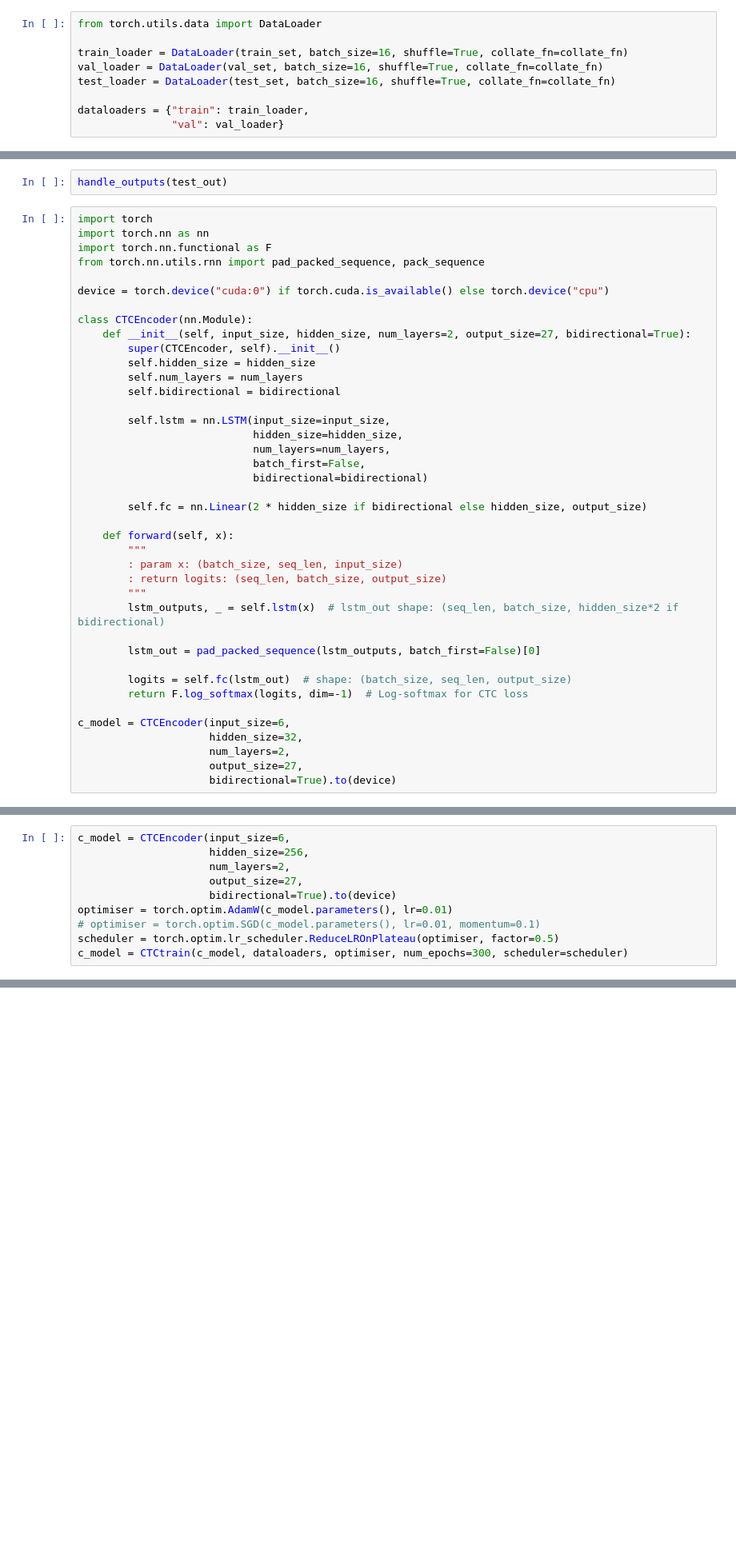
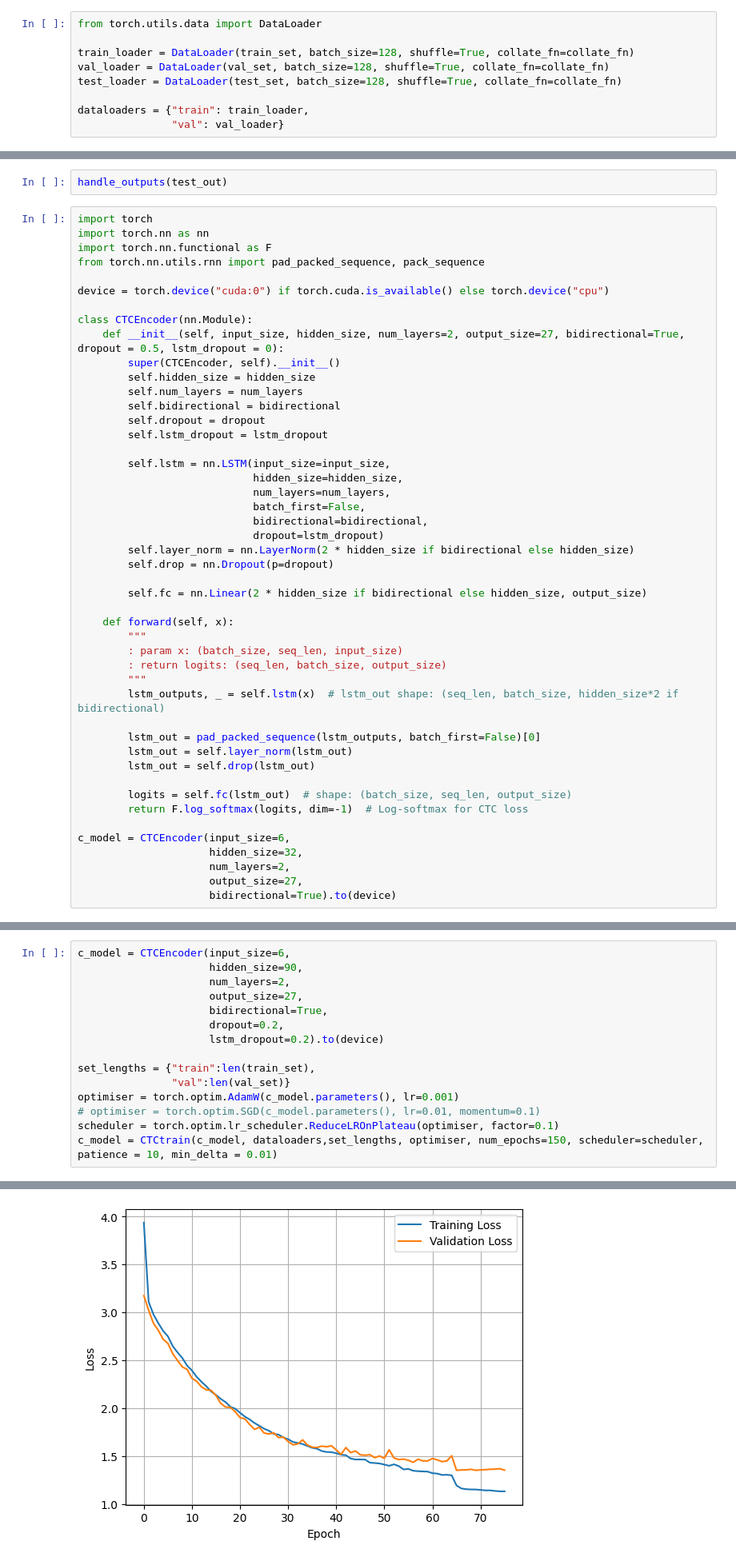
Before and after one commit to alvin-jqh/swipe_recognition, a Jupyter notebook: train.ipynb, the cells around one changed output, grey strips where cells are left out. Shown: that part at 80% size. Drawn from its saved outputs; the diff is of its cells as text; blank space fills up the shorter version.

Commit message:
experimenting with lstm and transformers

```diff
--- a/train.ipynb
+++ b/train.ipynb
@@ -41,9 +41,9 @@ def collate_fn(batch):
 # %%
 from torch.utils.data import DataLoader
 
-train_loader = DataLoader(train_set, batch_size=16, shuffle=True, collate_fn=collate_fn)
-val_loader = DataLoader(val_set, batch_size=16, shuffle=True, collate_fn=collate_fn)
-test_loader = DataLoader(test_set, batch_size=16, shuffle=True, collate_fn=collate_fn)
+train_loader = DataLoader(train_set, batch_size=128, shuffle=True, collate_fn=collate_fn)
+val_loader = DataLoader(val_set, batch_size=128, shuffle=True, collate_fn=collate_fn)
+test_loader = DataLoader(test_set, batch_size=128, shuffle=True, collate_fn=collate_fn)
 
 dataloaders = {"train": train_loader,
                "val": val_loader}
@@ -216,17 +198,22 @@ from torch.nn.utils.rnn import pad_packed_sequence, pack_sequence
 device = torch.device("cuda:0") if torch.cuda.is_available() else torch.device("cpu")
 
 class CTCEncoder(nn.Module):
-    def __init__(self, input_size, hidden_size, num_layers=2, output_size=27, bidirectional=True):
+    def __init__(self, input_size, hidden_size, num_layers=2, output_size=27, bidirectional=True, dropout = 0.5, lstm_dropout = 0):
         super(CTCEncoder, self).__init__()
         self.hidden_size = hidden_size
         self.num_layers = num_layers
         self.bidirectional = bidirectional
+        self.dropout = dropout
+        self.lstm_dropout = lstm_dropout
 
         self.lstm = nn.LSTM(input_size=input_size,
                             hidden_size=hidden_size,
                             num_layers=num_layers,
                             batch_first=False,
-                            bidirectional=bidirectional)
+                            bidirectional=bidirectional,
+                            dropout=lstm_dropout)
+        self.layer_norm = nn.LayerNorm(2 * hidden_size if bidirectional else hidden_size)
+        self.drop = nn.Dropout(p=dropout)
 
         self.fc = nn.Linear(2 * hidden_size if bidirectional else hidden_size, output_size)
 
@@ -238,6 +225,8 @@ class CTCEncoder(nn.Module):
         lstm_outputs, _ = self.lstm(x)  # lstm_out shape: (seq_len, batch_size, hidden_size*2 if bidirectional)
 
         lstm_out = pad_packed_sequence(lstm_outputs, batch_first=False)[0]
+        lstm_out = self.layer_norm(lstm_out)
+        lstm_out = self.drop(lstm_out)
 
         logits = self.fc(lstm_out)  # shape: (batch_size, seq_len, output_size)
         return F.log_softmax(logits, dim=-1)  # Log-softmax for CTC loss
@@ -330,12 +364,17 @@ def CTCtrain(model, dataloaders, optimiser, num_epochs = 5, scheduler = None):
     return model
 # %%
 c_model = CTCEncoder(input_size=6,
-                     hidden_size=256,
+                     hidden_size=90,
                      num_layers=2,
                      output_size=27,
-                     bidirectional=True).to(device)
-optimiser = torch.optim.AdamW(c_model.parameters(), lr=0.01)
+                     bidirectional=True,
+                     dropout=0.2,
+                     lstm_dropout=0.2).to(device)
+
+set_lengths = {"train":len(train_set),
+               "val":len(val_set)}
+optimiser = torch.optim.AdamW(c_model.parameters(), lr=0.001)
 # optimiser = torch.optim.SGD(c_model.parameters(), lr=0.01, momentum=0.1)
-scheduler = torch.optim.lr_scheduler.ReduceLROnPlateau(optimiser, factor=0.5)
-c_model = CTCtrain(c_model, dataloaders, optimiser, num_epochs=300, scheduler=scheduler)
+scheduler = torch.optim.lr_scheduler.ReduceLROnPlateau(optimiser, factor=0.1)
+c_model = CTCtrain(c_model, dataloaders,set_lengths, optimiser, num_epochs=150, scheduler=scheduler, patience = 10, min_delta = 0.01)
 # %% [output]
@@ -359,0 +398 @@ KeyboardInterrupt:
+[figure, added]
```
Also changed, not shown: parts of 10 cells of this notebook, 1 other file.
